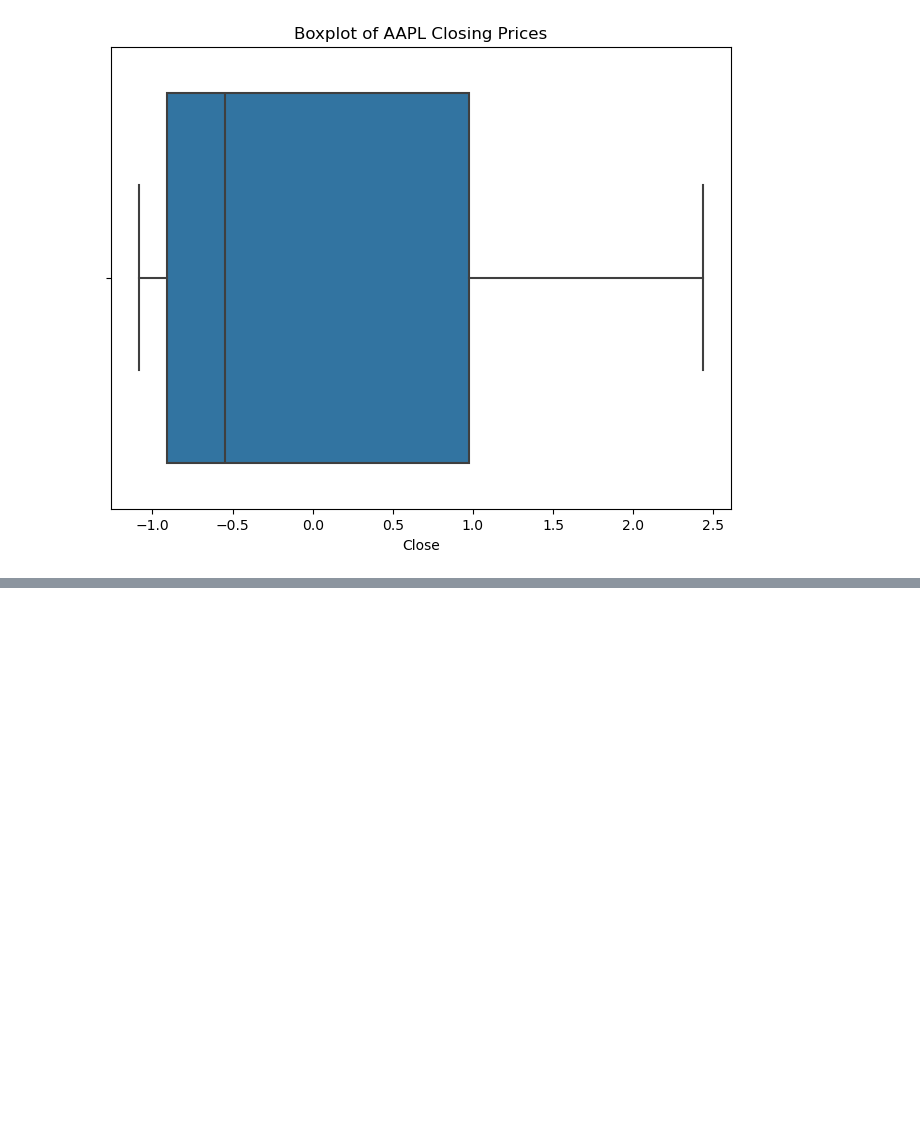
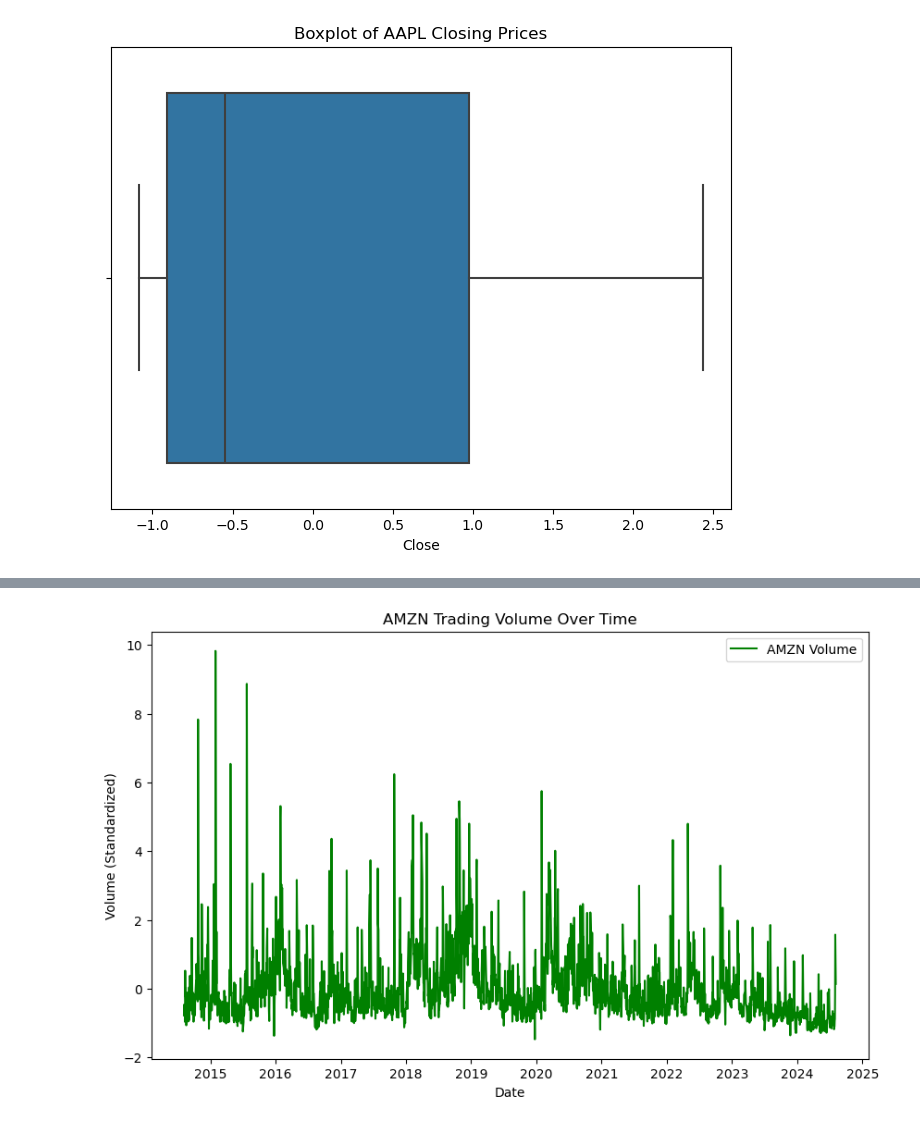
Before and after one commit to lexilutz3/Project4, a Jupyter notebook: stockdataproject4-1.ipynb, the cells around one changed output, grey strips where cells are left out. Drawn from its saved outputs; the diff is of its cells as text; code cells hidden in the pictures; blank space fills up the shorter version.

```diff
--- a/stockdataproject4-1.ipynb
+++ b/stockdataproject4-1.ipynb
@@ -316,0 +348,11 @@ plt.show()
+# %%
+# Plot volume over time for Amazon
+plt.figure(figsize=(10, 6))
+plt.plot(df.index, df['Volume'], label='AMZN Volume', color='green')
+plt.title('AMZN Trading Volume Over Time')
+plt.xlabel('Date')
+plt.ylabel('Volume (Standardized)')
+plt.legend()
+plt.show()
+# %% [output]
+[figure, added]
```
Also changed, not shown: parts of 16 cells of this notebook, 1 other file.
